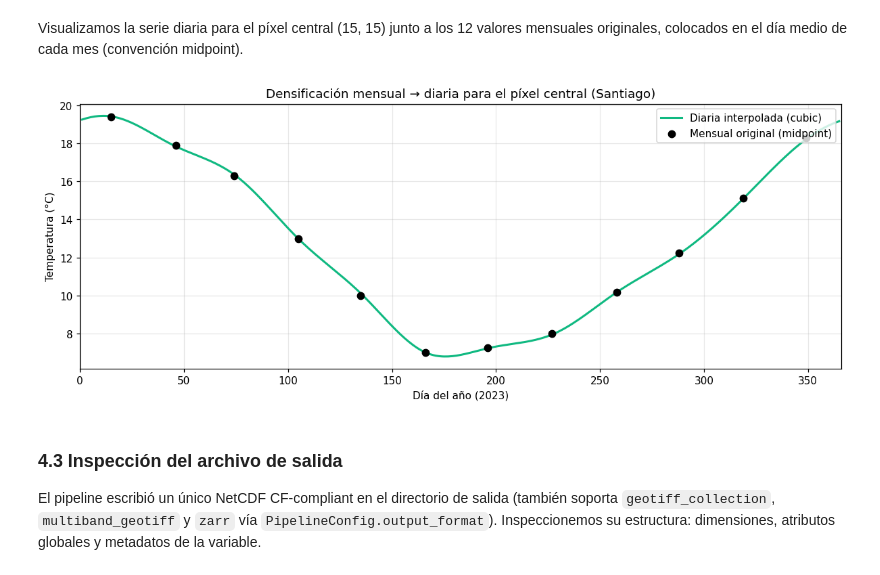
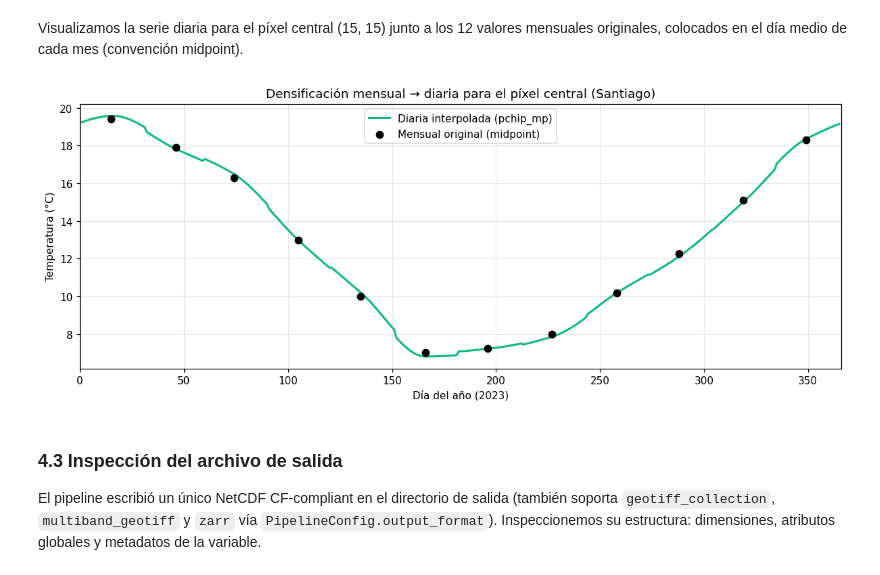
Before and after one commit to djwillichile/tempify, a Jupyter notebook: docs/tutorials/01-getting-started.ipynb, the cells around one changed output. Cells and saved outputs as stored; diff of their text form; code cells hidden in the pictures.

```diff
--- a/docs/tutorials/01-getting-started.ipynb
+++ b/docs/tutorials/01-getting-started.ipynb
@@ -111,12 +111,12 @@ El método recomendado por defecto es `pchip_mp` (PCHIP con conservación iterat
 
 La API es de tres líneas: `PipelineConfig` → `TempifyPipeline(cfg).run(input_dir)` → `result`.
 # %%
-OUT_DIR = Path("out") / "cubic"
+OUT_DIR = Path("out") / "pchip_mp"
 if OUT_DIR.exists():
     shutil.rmtree(OUT_DIR)
 
 cfg = PipelineConfig(
-    method="cubic",
+    method="pchip_mp",
     target_year=2023,
     output_dir=OUT_DIR,
     output_format="netcdf",
@@ -169,32 +172,32 @@ Visualizamos la serie diaria para el píxel central (15, 15) junto a los 12 valo
 # %%
 import datetime as _dt
 
 PCHIP_MP_COLOR = "#10b981"
 
 monthly_input = np.array([
     float(xr.open_dataarray(
         DATA_DIR / f"wc2.1_2.5m_tavg_{m:02d}.tif",
         engine="rasterio",
     ).squeeze("band", drop=True).isel(y=15, x=15).item())
     for m in range(1, 13)
 ])
 midpoint_doy = [int(_dt.date(2023, m, 15).timetuple().tm_yday) for m in range(1, 13)]
 daily_pixel = daily.isel(y=15, x=15).values
 doy = np.arange(1, len(daily_pixel) + 1)
 
 fig, ax = plt.subplots(figsize=(11, 4.5), dpi=110)
-ax.plot(doy, daily_pixel, color=PCHIP_MP_COLOR, linewidth=2.0, label="Diaria interpolada (cubic)")
+ax.plot(doy, daily_pixel, color=PCHIP_MP_COLOR, linewidth=2.0, label="Diaria interpolada (pchip_mp)")
 ax.scatter(midpoint_doy, monthly_input, color="black", zorder=5, s=45, label="Mensual original (midpoint)")
 ax.set_xlabel("Día del año (2023)")
 ax.set_ylabel("Temperatura (°C)")
 ax.set_title("Densificación mensual → diaria para el píxel central (Santiago)")
 ax.set_xlim(0, 366)
 ax.grid(alpha=0.3)
-ax.legend(loc="upper right")
+ax.legend(loc="upper center")
 plt.tight_layout()
 plt.show()
 # %% [output]
-[figure, old version]
+[figure, new version]
 # %% [markdown]
 ### 4.3 Inspección del archivo de salida
 
```
Also changed, not shown: parts of 4 cells of this notebook.
